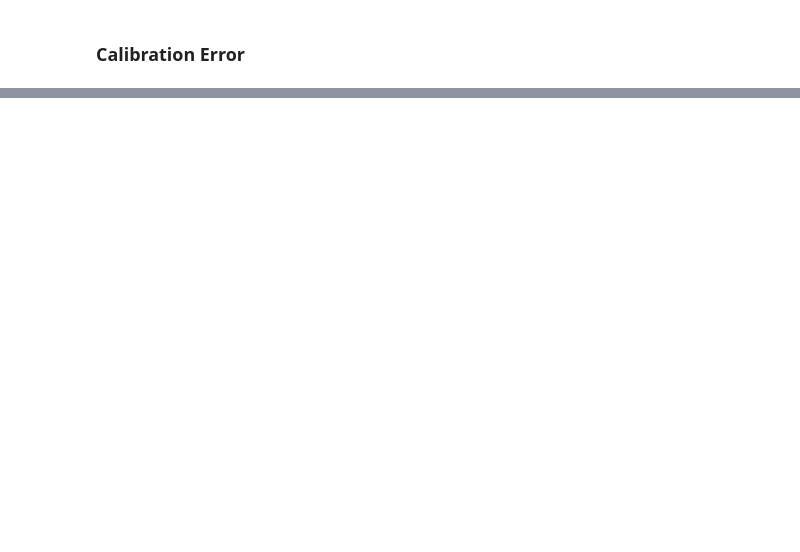
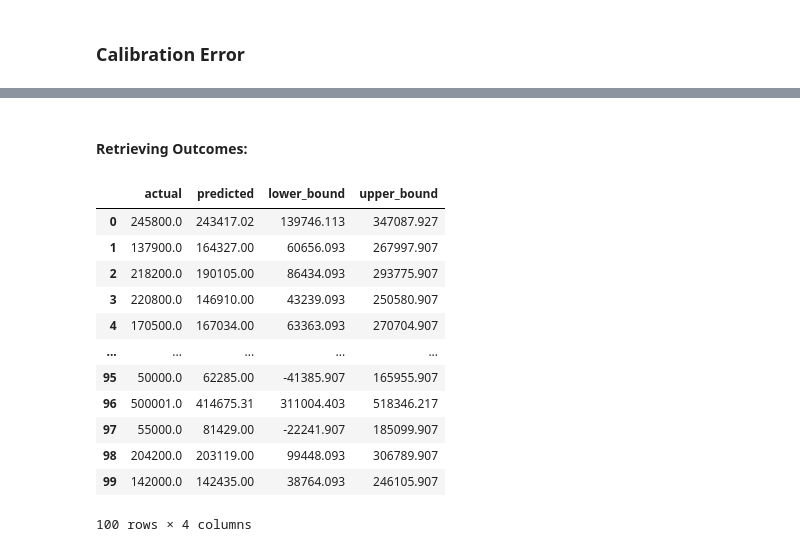
Before and after one commit to joakor89/conformal_prediction, a Jupyter notebook: chap_07/CPFR.ipynb, the cells around one changed output, grey strips where cells are left out. Drawn from its saved outputs; the diff is of its cells as text; code cells hidden in the pictures; blank space fills up the shorter version.

```diff
--- a/chap_07/CPFR.ipynb
+++ b/chap_07/CPFR.ipynb
@@ -313,0 +333,21 @@ plt.show()
+# %% [markdown]
+#### Retrieving Outcomes:
+# %%
+predict_df = pd.DataFrame(list(zip(y_test,y_pred_test,y_hat_test_lower,y_hat_test_upper)),
+                  columns=['actual','predicted','lower_bound','upper_bound'])
+
+predict_df
+# %% [output]
+|  | actual | predicted | lower_bound | upper_bound |
+| 0 | 245800.0 | 243417.02 | 139746.113 | 347087.927 |
+| 1 | 137900.0 | 164327.00 | 60656.093 | 267997.907 |
+| 2 | 218200.0 | 190105.00 | 86434.093 | 293775.907 |
+| 3 | 220800.0 | 146910.00 | 43239.093 | 250580.907 |
+| 4 | 170500.0 | 167034.00 | 63363.093 | 270704.907 |
+| ... | ... | ... | ... | ... |
+| 95 | 50000.0 | 62285.00 | -41385.907 | 165955.907 |
+| 96 | 500001.0 | 414675.31 | 311004.403 | 518346.217 |
+| 97 | 55000.0 | 81429.00 | -22241.907 | 185099.907 |
+| 98 | 204200.0 | 203119.00 | 99448.093 | 306789.907 |
+| 99 | 142000.0 | 142435.00 | 38764.093 | 246105.907 |
+100 rows × 4 columns
```
Also changed, not shown: parts of 9 cells of this notebook, 1 other file.
